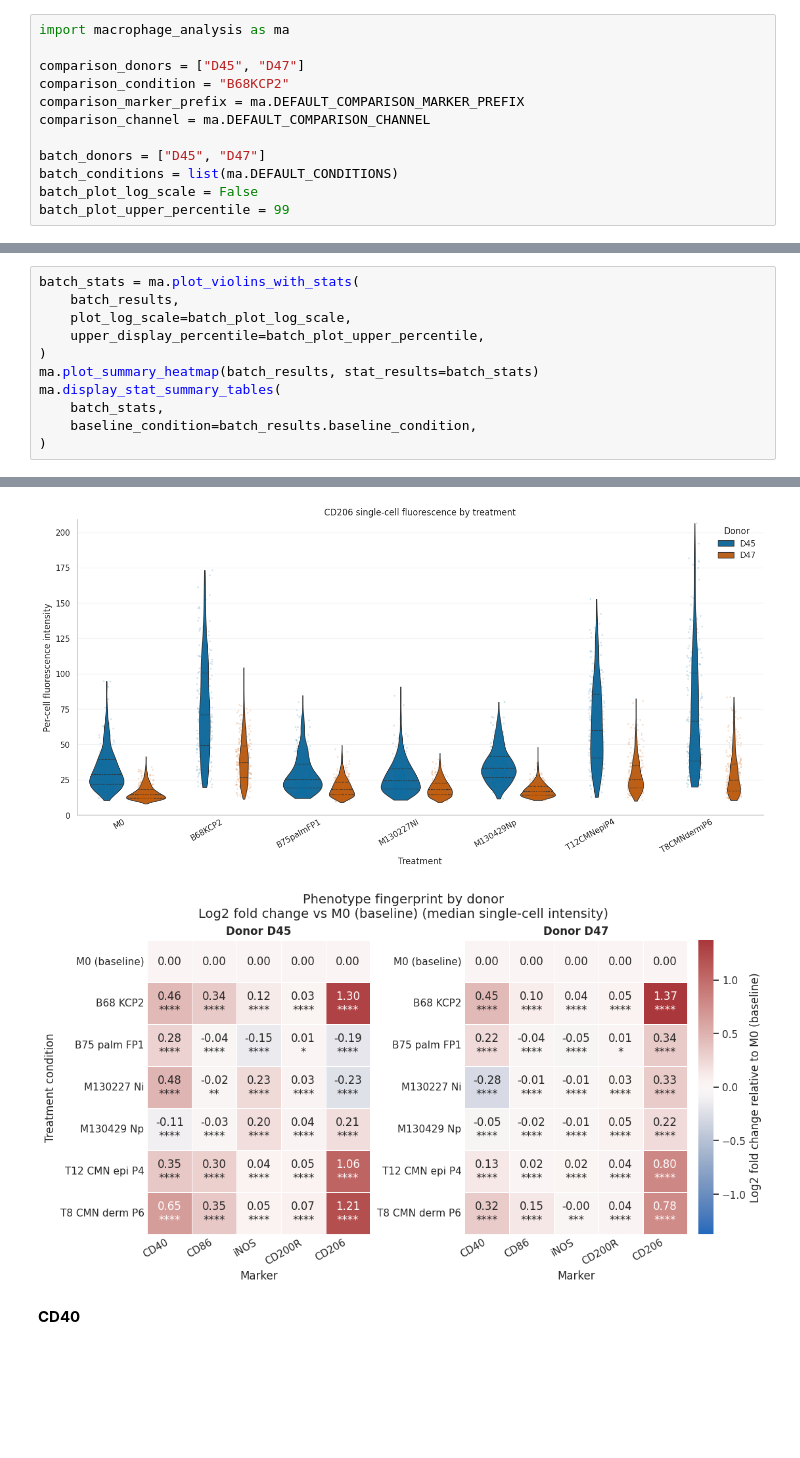
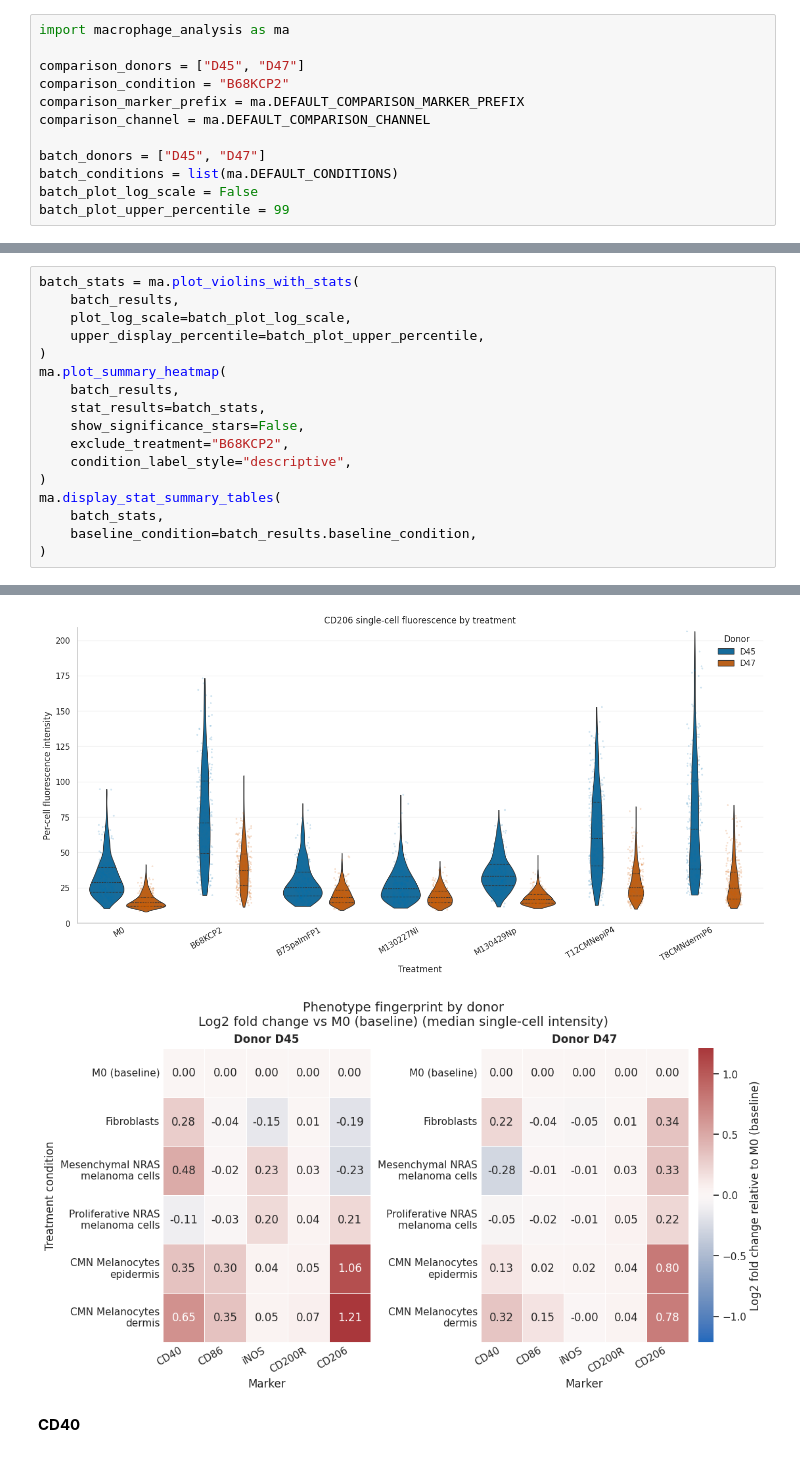
Before and after one commit to The-Lama/makrophage-spass, a Jupyter notebook: Spassprojekt.ipynb, the cells around one changed output, grey strips where cells are left out. Saved outputs shown, nothing was run; the diff lists cells and outputs as text; blank space fills up the shorter version.

Commit message:
Added additional parameters to heatmap.

````diff
--- a/Spassprojekt.ipynb
+++ b/Spassprojekt.ipynb
@@ -58,20 +58,26 @@ Finished analyzing 70 donor / treatment / antibody combinations.
 # %%
 batch_stats = ma.plot_violins_with_stats(
     batch_results,
     plot_log_scale=batch_plot_log_scale,
     upper_display_percentile=batch_plot_upper_percentile,
 )
-ma.plot_summary_heatmap(batch_results, stat_results=batch_stats)
+ma.plot_summary_heatmap(
+    batch_results,
+    stat_results=batch_stats,
+    show_significance_stars=False,
+    exclude_treatment="B68KCP2",
+    condition_label_style="descriptive",
+)
 ma.display_stat_summary_tables(
     batch_stats,
     baseline_condition=batch_results.baseline_condition,
 )
 # %% [output]
 [figure]
 [figure]
 [figure]
 [figure]
 [figure]
-[figure, old version]
+[figure, new version]
 **CD40**
 ```text
````
Also changed, not shown: parts of 4 cells of this notebook, 4 other files.
